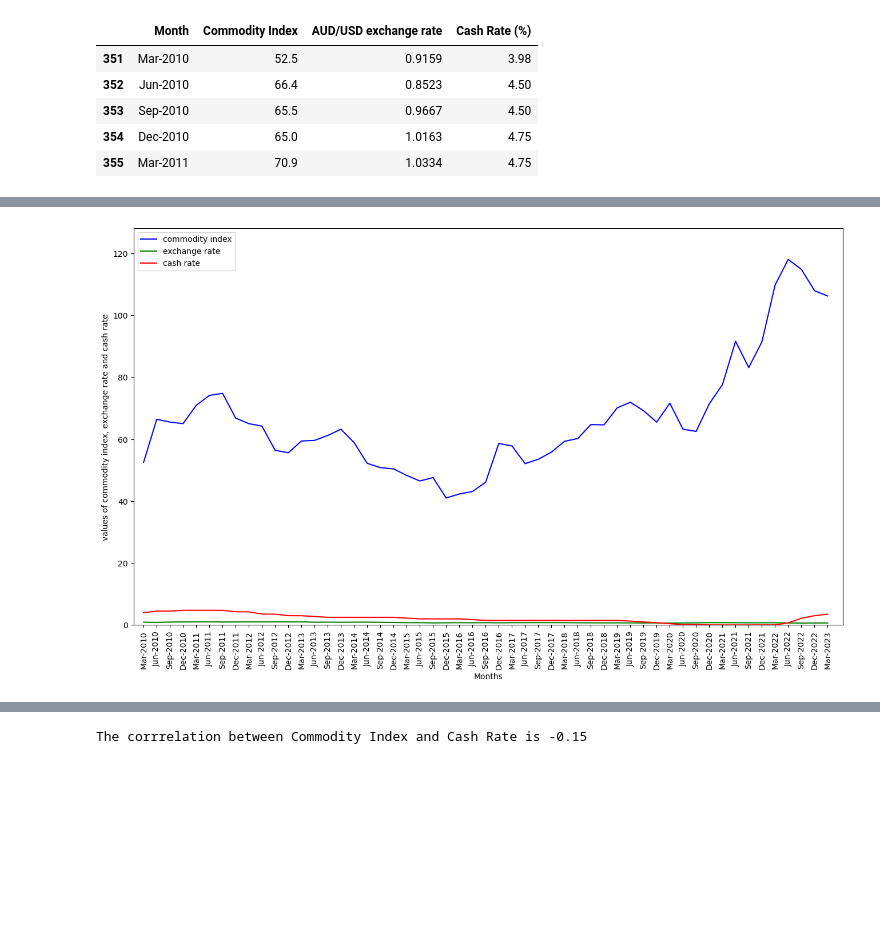
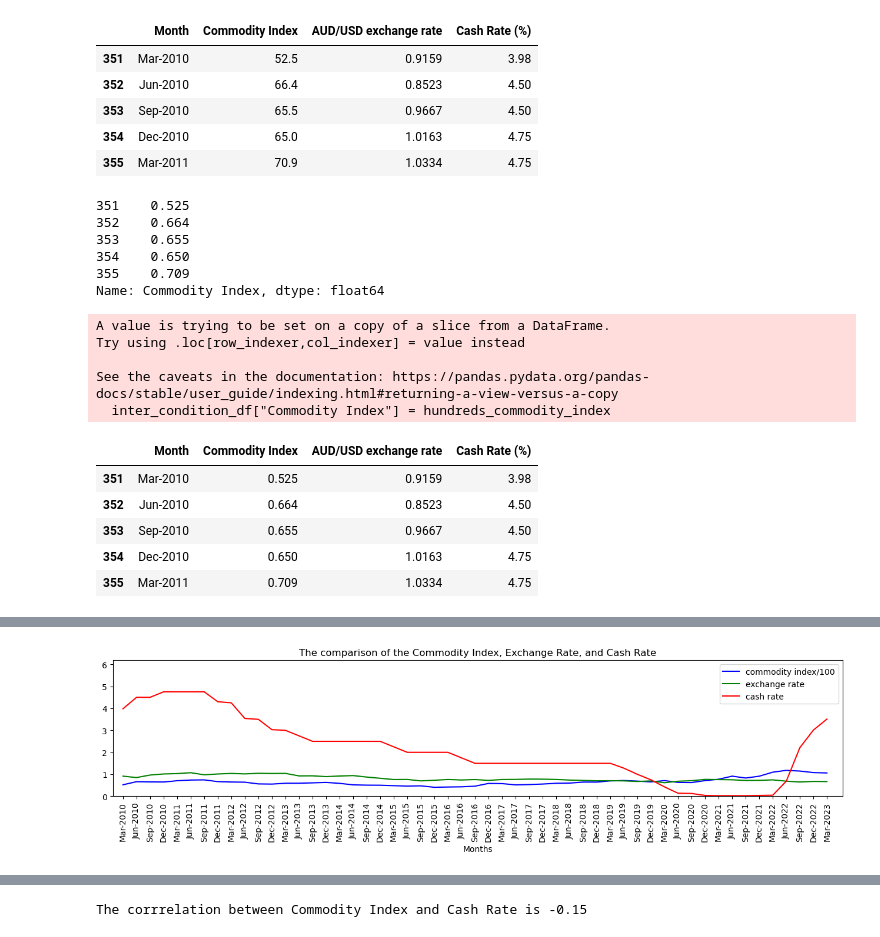
Before and after one commit to irwine-young/Project-1-Bootcamp, a Jupyter notebook: data_analysis.ipynb, the cells around one changed output, grey strips where cells are left out. Drawn from its saved outputs; the diff is of its cells as text; code cells hidden in the pictures; blank space fills up the shorter version.

```diff
--- a/data_analysis.ipynb
+++ b/data_analysis.ipynb
@@ -65,8 +69,30 @@ inter_condition_df.head()
 #calculate the mean for AUD/USD exchange rate
 #population1 = inter_condition_df[inter_condition_df ["AUD/USD exchange rate"]]
 # Commodity Index
-commodity_index = inter_condition_df["Commodity Index"]
-#commodity_index
+hundreds_commodity_index = inter_condition_df["Commodity Index"]/100
+hundreds_commodity_index.head()
+# %% [output]
+351    0.525
+352    0.664
+353    0.655
+354    0.650
+355    0.709
+Name: Commodity Index, dtype: float64
+# %%
+inter_condition_df["Commodity Index"] = hundreds_commodity_index
+inter_condition_df.head()
+# %% [output]
+A value is trying to be set on a copy of a slice from a DataFrame.
+Try using .loc[row_indexer,col_indexer] = value instead
+
+See the caveats in the documentation: https://pandas.pydata.org/pandas-docs/stable/user_guide/indexing.html#returning-a-view-versus-a-copy
+  inter_condition_df["Commodity Index"] = hundreds_commodity_index
+|  | Month | Commodity Index | AUD/USD exchange rate | Cash Rate (%) |
+| 351 | Mar-2010 | 0.525 | 0.9159 | 3.98 |
+| 352 | Jun-2010 | 0.664 | 0.8523 | 4.50 |
+| 353 | Sep-2010 | 0.655 | 0.9667 | 4.50 |
+| 354 | Dec-2010 | 0.650 | 1.0163 | 4.75 |
+| 355 | Mar-2011 | 0.709 | 1.0334 | 4.75 |
 # %%
 exchange_rate = inter_condition_df["AUD/USD exchange rate"]
 #exchange_rate
@@ -94,20 +120,21 @@ x_axis
 403    Mar-2023
 Name: Month, dtype: object
 # %%
-plt.figure(figsize = (16,9))
-commodity, = plt.plot(x_axis, commodity_index, color = "blue", label = "commodity index")
+plt.figure(figsize = (16,3))
+commodity, = plt.plot(x_axis, hundreds_commodity_index, color = "blue", label = "commodity index/100")
 exchange, = plt.plot(x_axis, exchange_rate, color = "green", label = "exchange rate")
-cashrate = plt.plot(x_axis, cash_rate,  color = "red", label = "cash rate")
+cashrate, = plt.plot(x_axis, cash_rate,  color = "red", label = "cash rate")
 plt.legend(loc="best")
 plt.xticks(inter_condition_df["Month"], rotation="vertical")
+plt.title("The comparison of the Commodity Index, Exchange Rate, and Cash Rate")
 plt.xlabel("Months")
-plt.ylabel("values of commodity index, exchange rate and cash rate")
+#plt.ylabel("values of commodity index/100, exchange rate and cash rate")
 plt.xlim(-0.75, len(inter_condition_df["Month"])+0.15)
-plt.ylim(0, max(inter_condition_df["Commodity Index"])+10)
-plt.savefig("Output/international_condition.png")
+plt.ylim(0, max(inter_condition_df["Commodity Index"])+5)
+plt.savefig("Output/The comparison of interest exchange and cash rate.png")
 plt.show()
 # %% [output]
-[figure, old version]
+[figure, new version]
 # %%
 #Cash rate VS Commodity Index
 plt.scatter(inter_condition_df.iloc[:,1], inter_condition_df.iloc[:,3])
```
Also changed, not shown: parts of 5 cells of this notebook.
